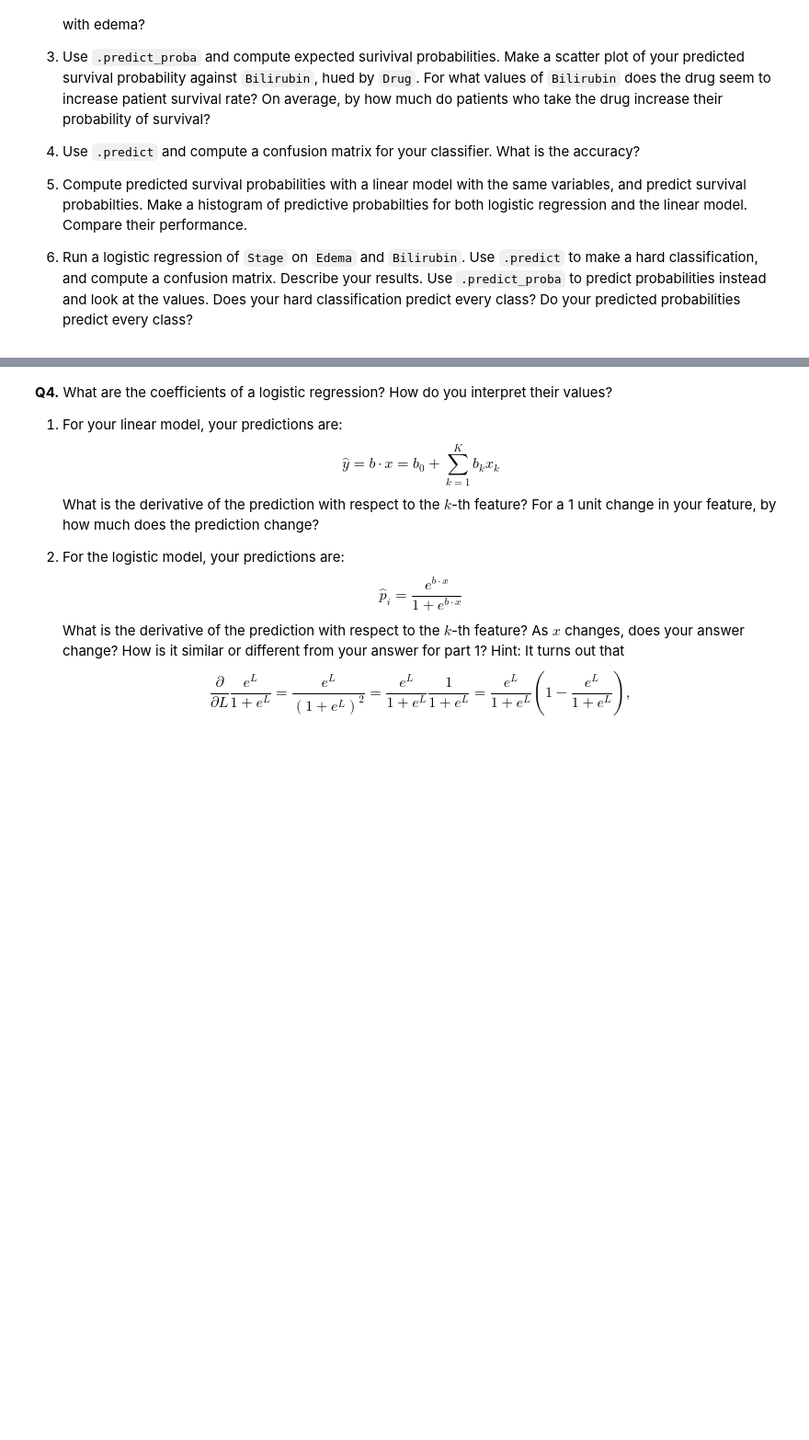
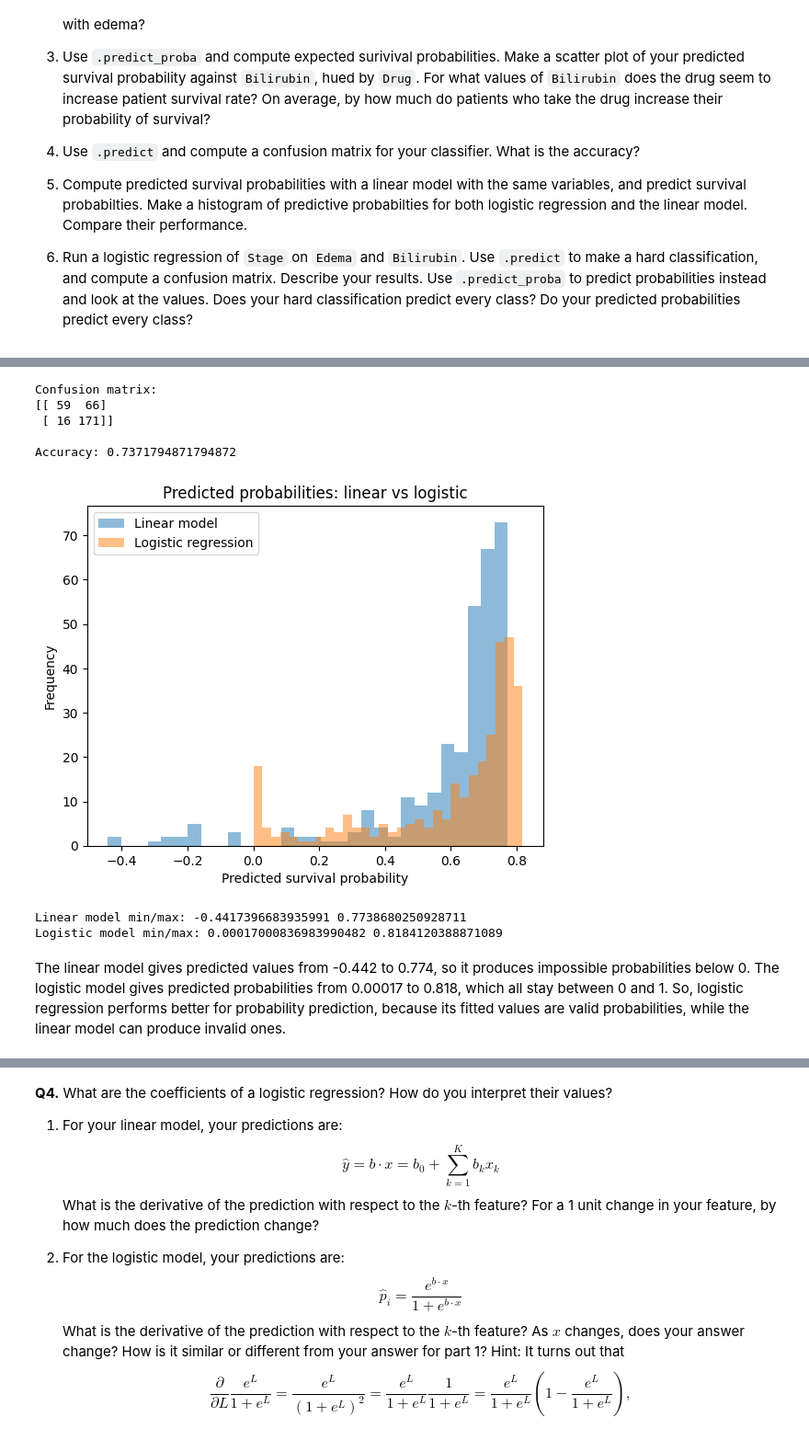
Before and after one commit to anishjagota/undergrad_ml_assignments, a Jupyter notebook: 05_assignment_glm.ipynb, the cells around one changed output, grey strips where cells are left out. Shown at 92% size. Drawn from its saved outputs; the diff is of its cells as text; code cells hidden in the pictures; blank space fills up the shorter version.

```diff
--- a/05_assignment_glm.ipynb
+++ b/05_assignment_glm.ipynb
@@ -75,3 +282,12 @@ The relevant data are:
 5. Compute predicted survival probabilities with a linear model with the same variables, and predict survival probabilties. Make a histogram of predictive probabilties for both logistic regression and the linear model. Compare their performance.
 
 6. Run a logistic regression of `Stage` on `Edema` and `Bilirubin`. Use `.predict` to make a hard classification, and compute a confusion matrix. Describe your results. Use `.predict_proba` to predict probabilities instead and look at the values. Does your hard classification predict every class? Do your predicted probabilities predict every class?
+# %%
+# Q3.1
+import pandas as pd
+import numpy as np
+df = pd.read_csv('/content/undergrad_ml_assignments/data/cirrhosis.csv')
+df = df[['Bilirubin', 'Edema', 'Drug', 'Stage', 'Status']].dropna().copy()
+df['survival_binary'] = df['Status'].isin(['C', 'CL']).astype(int)
+print(df.isna().sum())
+df.head()
@@ -77,0 +373,39 @@ The relevant data are:
+# %%
+# 3.4
+from sklearn.metrics import confusion_matrix, accuracy_score
+y_pred = logit.predict(X)
+cm = confusion_matrix(y, y_pred)
+acc = accuracy_score(y, y_pred)
+print("Confusion matrix:")
+print(cm)
+print("\nAccuracy:", acc)
+# %% [output]
+Confusion matrix:
+[[ 59  66]
+ [ 16 171]]
+
+Accuracy: 0.7371794871794872
+# %%
+# 3.5
+from sklearn.linear_model import LinearRegression
+import matplotlib.pyplot as plt
+lin = LinearRegression()
+lin.fit(X, y)
+p_hat_lin = lin.predict(X)
+p_hat_logit = logit.predict_proba(X)[:, 1]
+
+plt.hist(p_hat_lin, bins=30, alpha=0.5, label="Linear model")
+plt.hist(p_hat_logit, bins=30, alpha=0.5, label="Logistic regression")
+plt.xlabel("Predicted survival probability")
+plt.ylabel("Frequency")
+plt.title("Predicted probabilities: linear vs logistic")
+plt.legend()
+plt.show()
+print("Linear model min/max:", p_hat_lin.min(), p_hat_lin.max())
+print("Logistic model min/max:", p_hat_logit.min(), p_hat_logit.max())
+# %% [output]
+[figure, added]
+Linear model min/max: -0.4417396683935991 0.7738680250928711
+Logistic model min/max: 0.00017000836983990482 0.8184120388871089
+# %% [markdown]
+The linear model gives predicted values from -0.442 to 0.774, so it produces impossible probabilities below 0. The logistic model gives predicted probabilities from 0.00017 to 0.818, which all stay between 0 and 1. So, logistic regression performs better for probability prediction, because its fitted values are valid probabilities, while the linear model can produce invalid ones.
```
Also changed, not shown: parts of 24 cells of this notebook.
